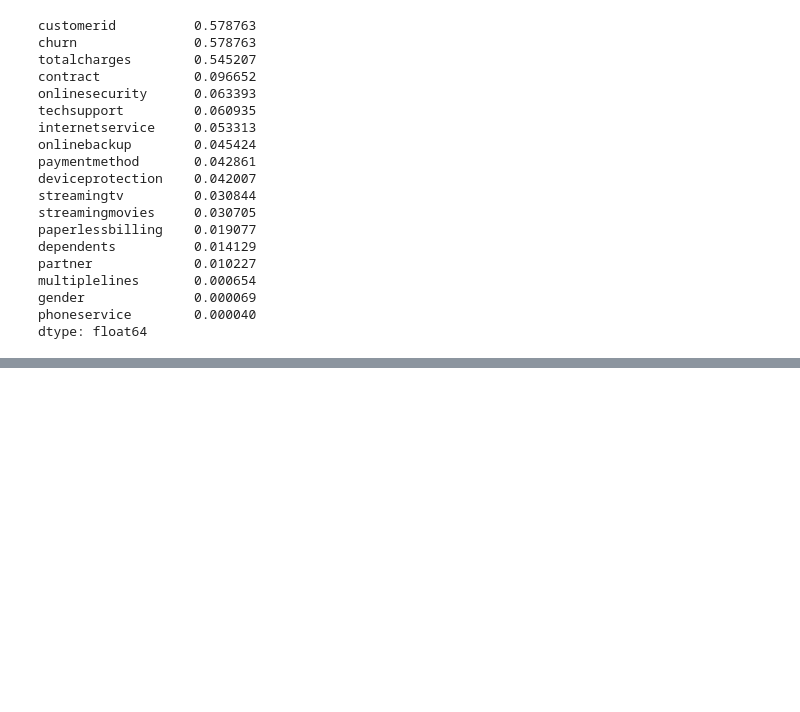
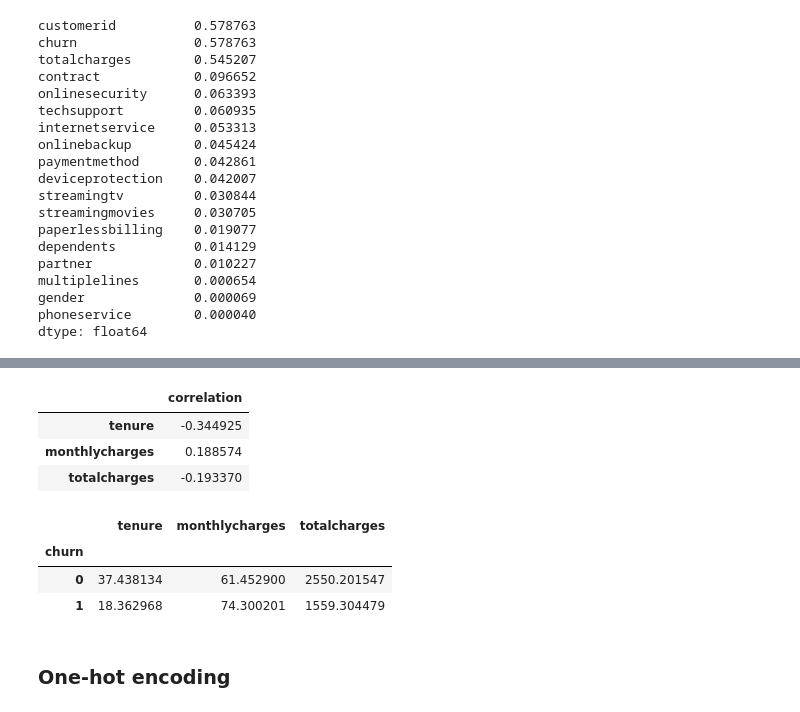
Before and after one commit to EbEmad/mini_db, a Jupyter notebook: 03-classification/Untitled.ipynb, the cells around one changed output, grey strips where cells are left out. Saved outputs shown, nothing was run; the diff lists cells and outputs as text; code cells hidden in the pictures; blank space fills up the shorter version.

```diff
--- a/03-classification/Untitled.ipynb
+++ b/03-classification/Untitled.ipynb
@@ -393,0 +415,16 @@ dtype: float64
+# %%
+df_full_tain[numerical].corrwith(df_full_tain.churn).to_frame('correlation')
+# %% [output]
+|  | correlation |
+| tenure | -0.344925 |
+| monthlycharges | 0.188574 |
+| totalcharges | -0.193370 |
+# %%
+df_full_tain.groupby(by='churn')[numerical].mean()
+# %% [output]
+|  | tenure | monthlycharges | totalcharges |
+| churn |  |  |  |
+| 0 | 37.438134 | 61.452900 | 2550.201547 |
+| 1 | 18.362968 | 74.300201 | 1559.304479 |
+# %% [markdown]
+### One-hot encoding
```
Also changed, not shown: parts of 33 cells of this notebook.
